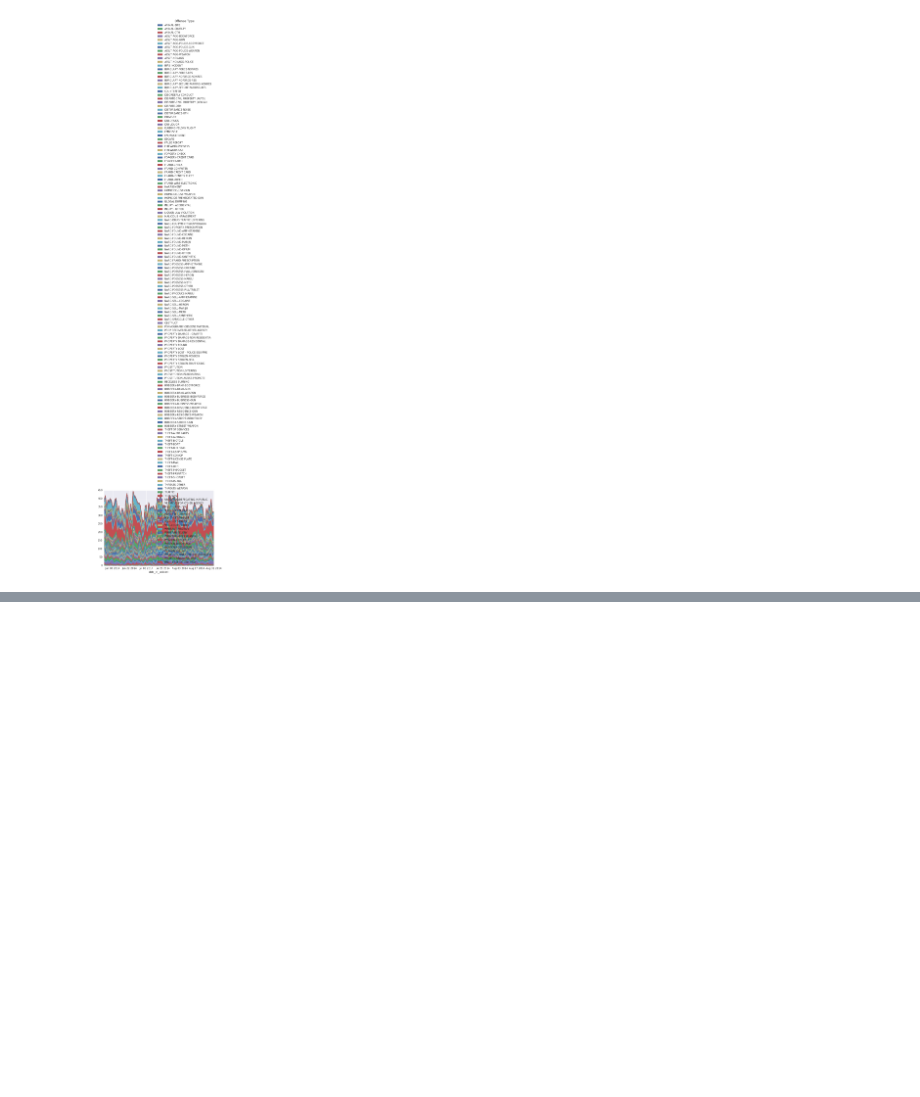
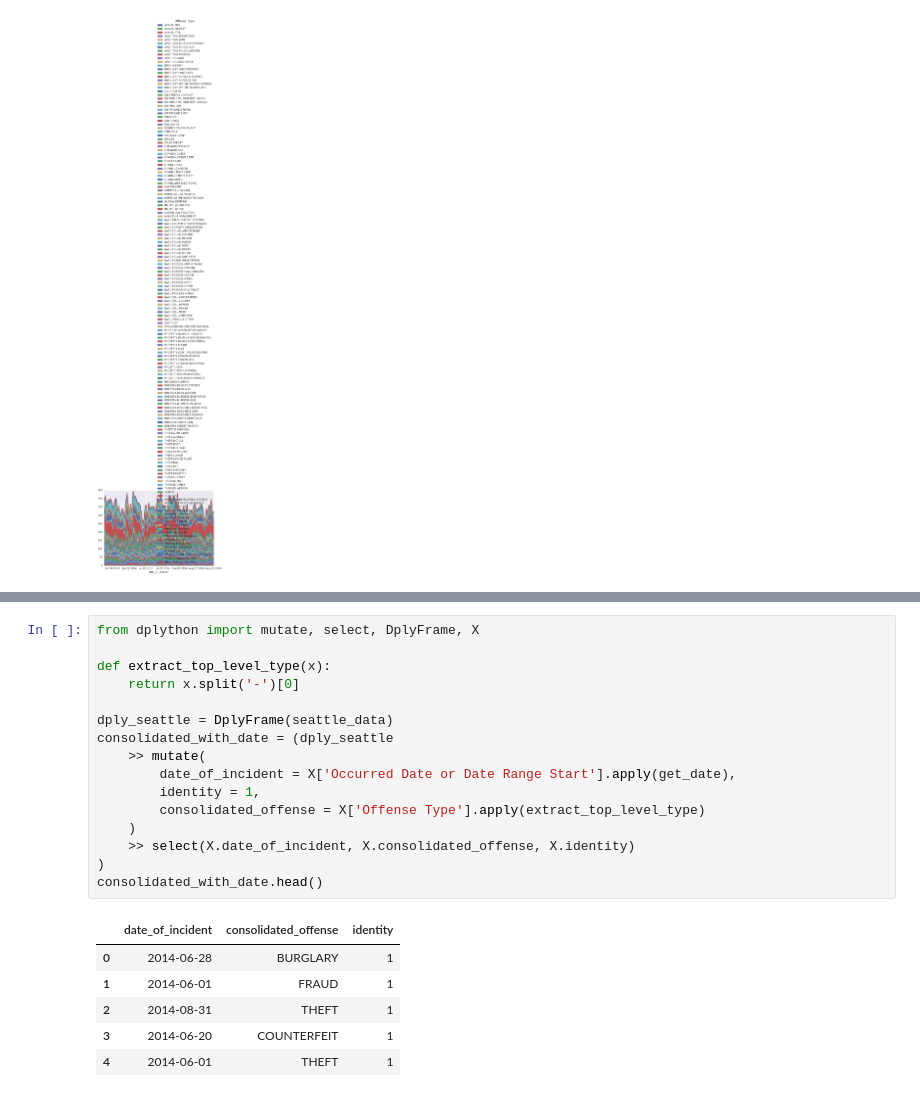
Before and after one commit to gthank/datasci_assignment_six, a Jupyter notebook: crime_analytics.ipynb, the cells around one changed output, grey strips where cells are left out. Cells and saved outputs as stored; diff of their text form; blank space fills up the shorter version.

```diff
--- a/crime_analytics.ipynb
+++ b/crime_analytics.ipynb
@@ -170,0 +173,23 @@ date_and_offense_counts.plot.area()
+# %%
+from dplython import mutate, select, DplyFrame, X
+
+def extract_top_level_type(x):
+    return x.split('-')[0]
+
+dply_seattle = DplyFrame(seattle_data)
+consolidated_with_date = (dply_seattle
+    >> mutate(
+        date_of_incident = X['Occurred Date or Date Range Start'].apply(get_date),
+        identity = 1,
+        consolidated_offense = X['Offense Type'].apply(extract_top_level_type)
+    )
+    >> select(X.date_of_incident, X.consolidated_offense, X.identity)
+)
+consolidated_with_date.head()
+# %% [output]
+|  | date_of_incident | consolidated_offense | identity |
+| 0 | 2014-06-28 | BURGLARY | 1 |
+| 1 | 2014-06-01 | FRAUD | 1 |
+| 2 | 2014-08-31 | THEFT | 1 |
+| 3 | 2014-06-20 | COUNTERFEIT | 1 |
+| 4 | 2014-06-01 | THEFT | 1 |
```
Also changed, not shown: parts of 5 cells of this notebook.
